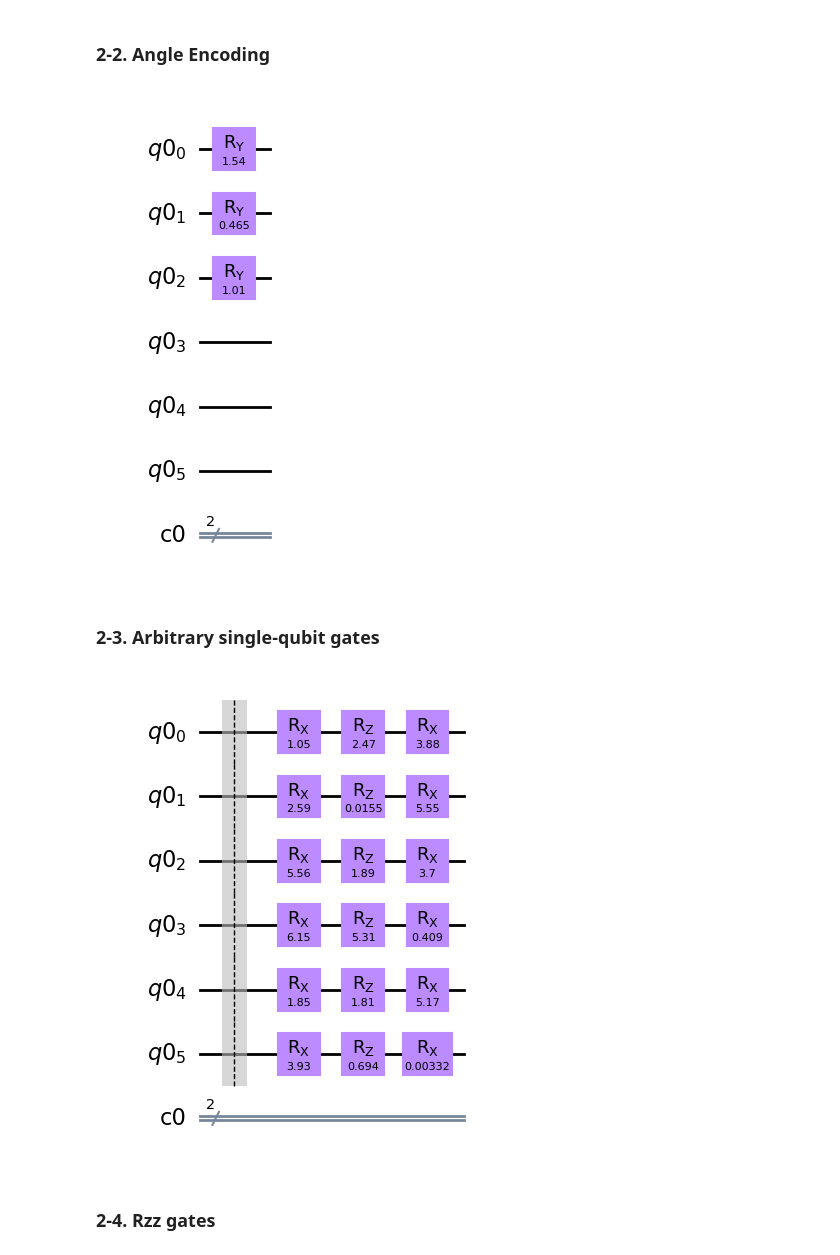
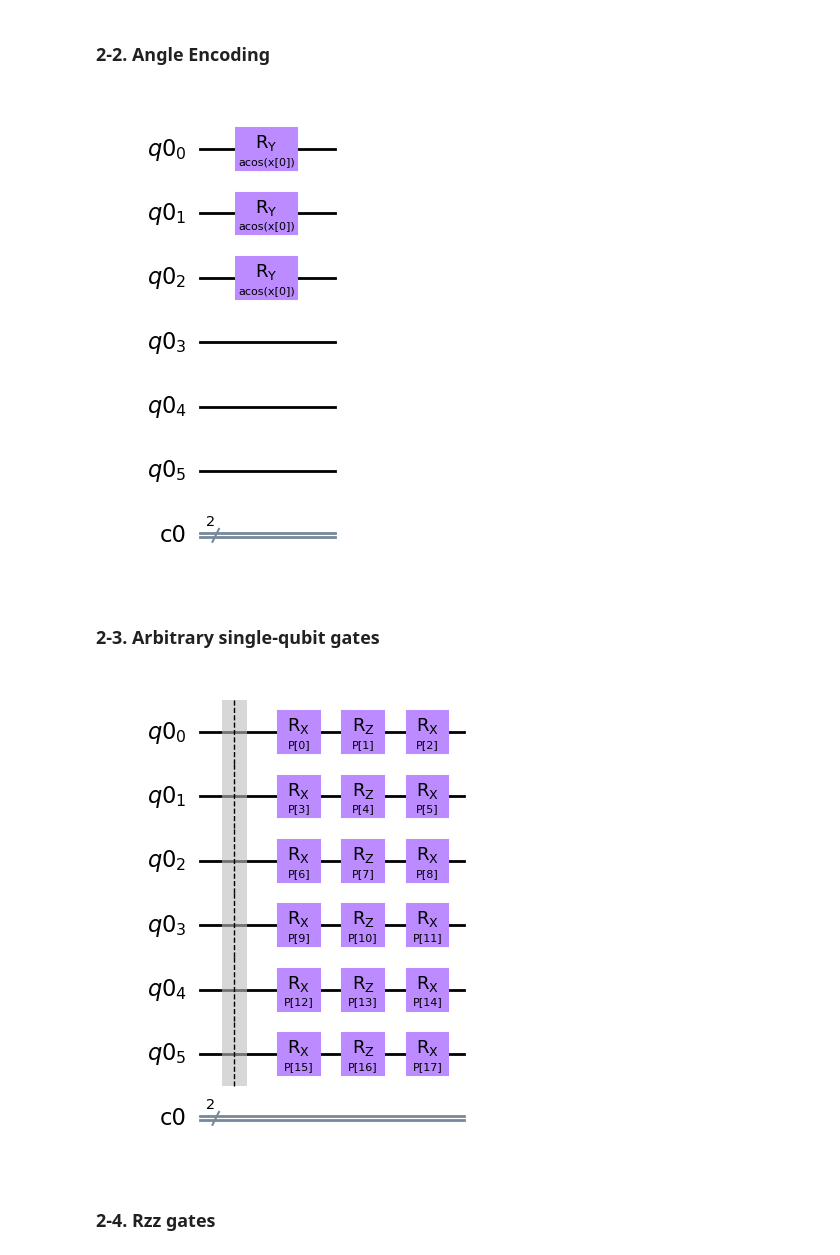
Before and after one commit to yunseo-kim/quantum-rnn, a Jupyter notebook: sqrnn.ipynb, the cells around one changed output. Drawn from its saved outputs; the diff is of its cells as text; code cells hidden in the pictures.

Commit message:
Update sqrnn
- 모의 input data 형식 수정
- angle encoding 수정(같은 time step에서는 모든 큐비트가 같은 입력 데이터 공유)
- ParameterVector 이용, Parameterized Circuit 구현
- qc.initialize() 대신 qc.reset 사용

```diff
--- a/sqrnn.ipynb
+++ b/sqrnn.ipynb
@@ -49,7 +56,8 @@ isReal = False # 'True' for real device or 'False' for simulator
 ### 1-3. Data loading
 # %%
 # Code fot data loading
-input_data = np.random.rand(N_STEPS, N_QUBITS) * 2
+input_data = np.random.rand(N_STEPS) * 2
 input_data -= 1
 print(input_data)
+print(np.arccos(input_data))
 # %% [output]
@@ -72,6 +80,10 @@ reg_h = qr[N_QUBITS:2*N_QUBITS]
 # Output at each time step
 cr = ClassicalRegister(N_STEPS)
 
+# Adjustable parameters to be optimized in the learning process
+params = ParameterVector('P', N_PARAMS)
+input_seq = ParameterVector('x', N_STEPS)
+
 # Initializing
 def initialize_circuit() -> QuantumCircuit:
     return QuantumCircuit(qr, cr)
@@ -86,35 +98,32 @@ initial_state.draw(output="mpl")
 # %%
 def encode_angle(qc, input_data, qr, n_qubits):
     # input_data /= np.max(np.abs(input_data),axis=0)
     encoded_angle = np.arccos(input_data)
     for i in range(n_qubits):
-        qc.ry(encoded_angle[i], qr[i])
+        qc.ry(encoded_angle, qr[i])
     return qc
 
 # The circuit encoding our qubit
-encoding_circuit = encode_angle(initialize_circuit(), input_data[0], reg_d, N_QUBITS)
+encoding_circuit = encode_angle(initialize_circuit(), input_seq[0], reg_d, N_QUBITS)
 encoding_circuit.draw("mpl")
 # %% [output]
-[figure, old version]
+[figure, new version]
 # %% [markdown]
 ### 2-3. Arbitrary single-qubit gates
 # %%
-def apply_single_qubit_gates(qc, qr, n_qubits):
-    # Adjustable parameters to be optimized in the learning process
-    params = np.random.rand(2*N_QUBITS,3) * 2 * np.pi
-
+def apply_single_qubit_gates(qc, qr, params, n_qubits):
     if not isReal:
         qc.barrier()
     for i in range(2*n_qubits):
-        qc.rx(params[i][0], qr[i])
-        qc.rz(params[i][1], qr[i])
-        qc.rx(params[i][2], qr[i])
+        qc.rx(params[3*i], qr[i])
+        qc.rz(params[3*i+1], qr[i])
+        qc.rx(params[3*i+2], qr[i])
     return qc
 
-single_rotation = apply_single_qubit_gates(initialize_circuit(), qr, N_QUBITS)
+single_rotation = apply_single_qubit_gates(initialize_circuit(), qr, params[0:6*N_QUBITS], N_QUBITS)
 single_rotation.draw("mpl")
 # %% [output]
-[figure, old version]
+[figure, new version]
 # %% [markdown]
 ### 2-4. Rzz gates
 # %%
```
Also changed, not shown: parts of 12 cells of this notebook, 5 other files.
